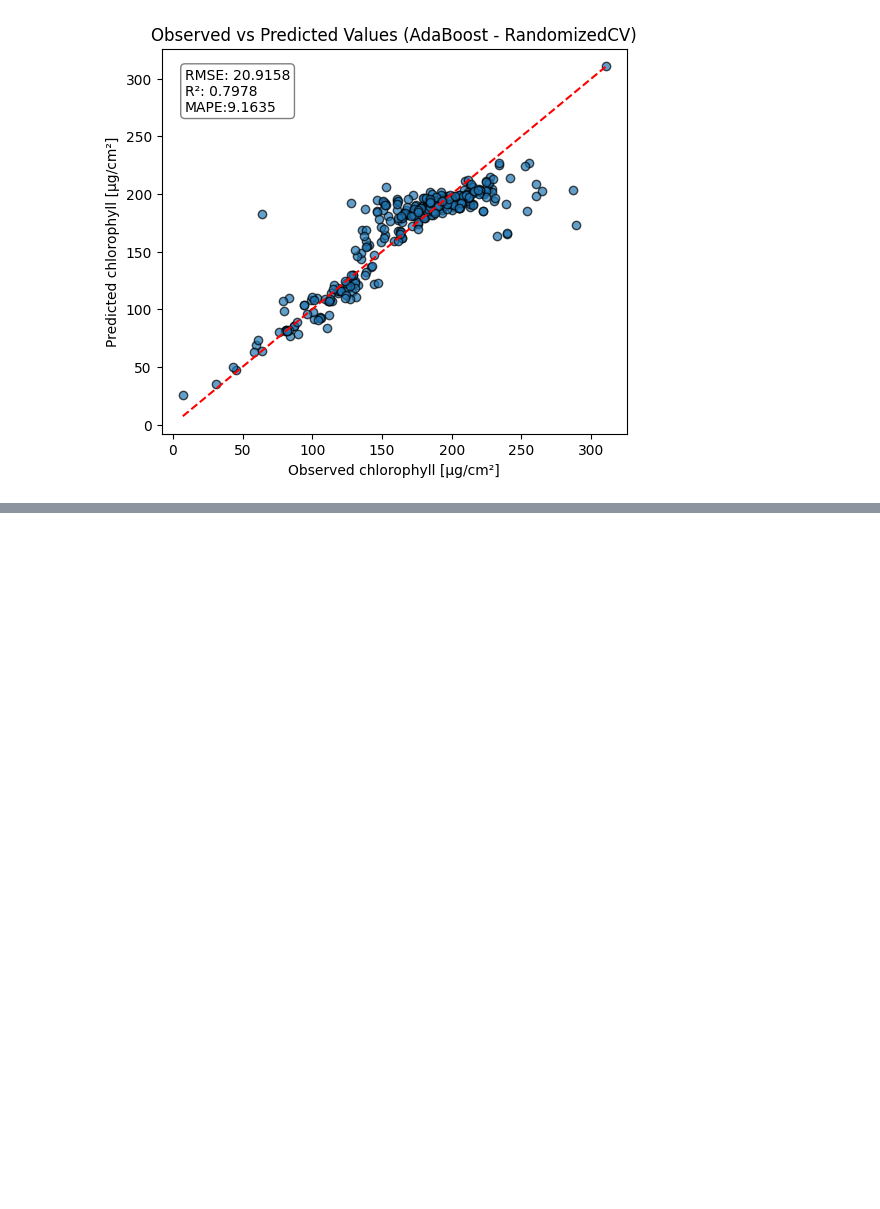
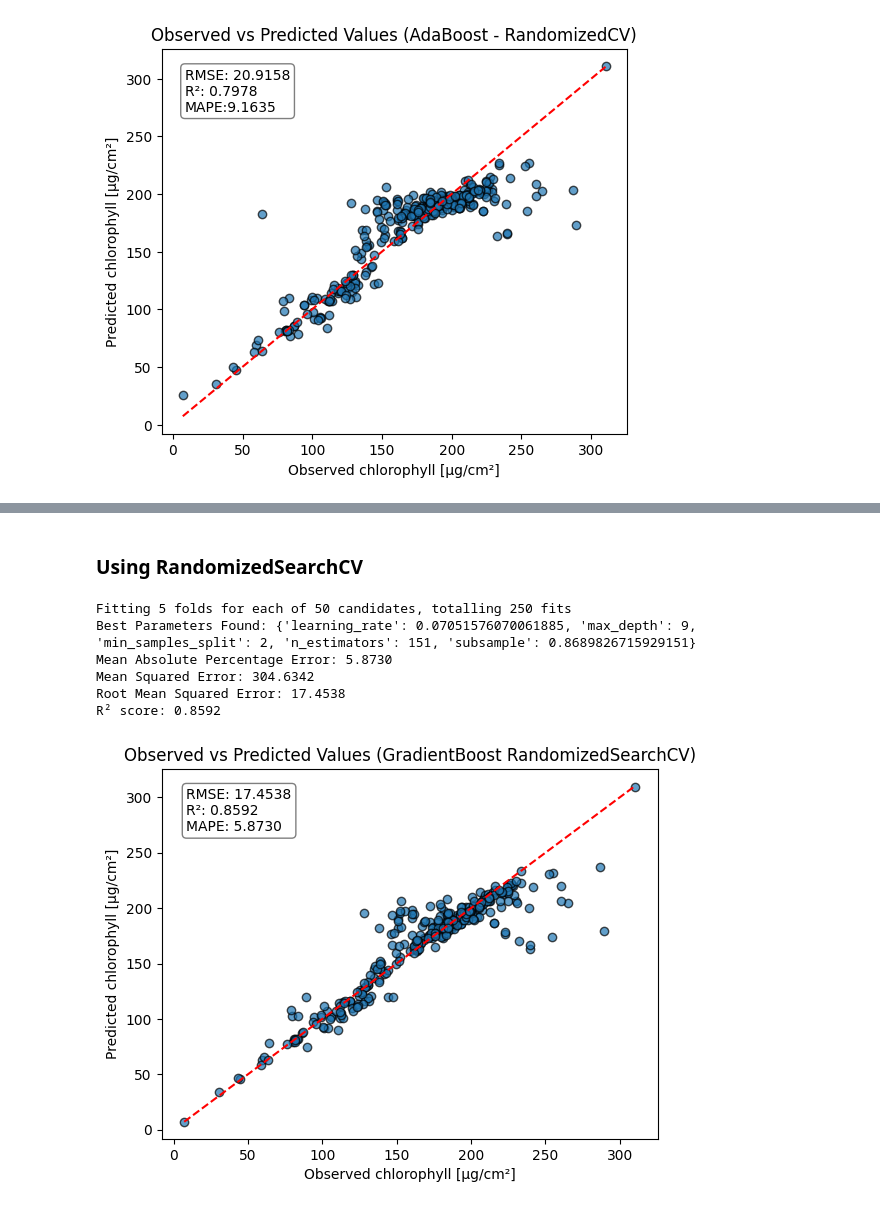
Before and after one commit to haricharnbytes/Chlorophyll_prediction, a Jupyter notebook: chlorophyll.ipynb, the cells around one changed output, grey strips where cells are left out. Cells and saved outputs as stored; diff of their text form; code cells hidden in the pictures; blank space fills up the shorter version.

```diff
--- a/chlorophyll.ipynb
+++ b/chlorophyll.ipynb
@@ -1121,0 +1247,76 @@ plt.show()
+# %% [markdown]
+### Using RandomizedSearchCV
+# %%
+from sklearn.ensemble import GradientBoostingRegressor
+from sklearn.model_selection import RandomizedSearchCV
+from sklearn.metrics import mean_squared_error, r2_score, mean_absolute_percentage_error
+import numpy as np
+import matplotlib.pyplot as plt
+from scipy.stats import uniform, randint
+
+# Define the parameter distribution
+param_dist = {
+    'n_estimators': randint(100, 300),
+    'learning_rate': uniform(0.01, 0.3),
+    'max_depth': randint(3, 10),
+    'subsample': uniform(0.7, 0.3),
+    'min_samples_split': randint(2, 10)
+}
+
+# Initialize the base model
+gbr = GradientBoostingRegressor(loss='squared_error')
+
+# Setup RandomizedSearchCV
+random_search = RandomizedSearchCV(
+    estimator=gbr,
+    param_distributions=param_dist,
+    n_iter=50,  # Number of parameter settings sampled
+    scoring='neg_mean_squared_error',
+    cv=5,
+    verbose=1,
+    n_jobs=-1,
+    random_state=42
+)
+
+# Fit the randomized search
+random_search.fit(X_train, y_train)
+
+# Best estimator
+best_model = random_search.best_estimator_
+
+# Predict on test data
+y_pred = best_model.predict(X_test)
+
+# Evaluate performance
+mse = mean_squared_error(y_test, y_pred)
+rmse = np.sqrt(mse)
+r2 = r2_score(y_test, y_pred)
+mape = mean_absolute_percentage_error(y_test, y_pred) * 100
+
+print("Best Parameters Found:", random_search.best_params_)
+print(f'Mean Absolute Percentage Error: {mape:.4f}')
+print(f'Mean Squared Error: {mse:.4f}')
+print(f'Root Mean Squared Error: {rmse:.4f}')
+print(f'R² score: {r2:.4f}')
+
+# Plot Observed vs Predicted
+plt.scatter(y_test, y_pred, alpha=0.7, edgecolors='k')
+plt.plot([y_test.min(), y_test.max()], [y_test.min(), y_test.max()], 'r--')
+plt.xlabel('Observed chlorophyll [µg/cm²]')
+plt.ylabel('Predicted chlorophyll [µg/cm²]')
+plt.title('Observed vs Predicted Values (GradientBoost RandomizedSearchCV)')
+plt.text(0.05, 0.95, f'RMSE: {rmse:.4f}\nR²: {r2:.4f}\nMAPE: {mape:.4f}',
+         transform=plt.gca().transAxes,
+         verticalalignment='top',
+         bbox=dict(boxstyle='round', facecolor='white', alpha=0.5))
+
+#plt.savefig('Randomized_GBR_indices_chloro.png')
+plt.show()
+# %% [output]
+Fitting 5 folds for each of 50 candidates, totalling 250 fits
+Best Parameters Found: {'learning_rate': 0.07051576070061885, 'max_depth': 9, 'min_samples_split': 2, 'n_estimators': 151, 'subsample': 0.8689826715929151}
+Mean Absolute Percentage Error: 5.8730
+Mean Squared Error: 304.6342
+Root Mean Squared Error: 17.4538
+R² score: 0.8592
+[figure, added]
```
Also changed, not shown: parts of 7 cells of this notebook.
